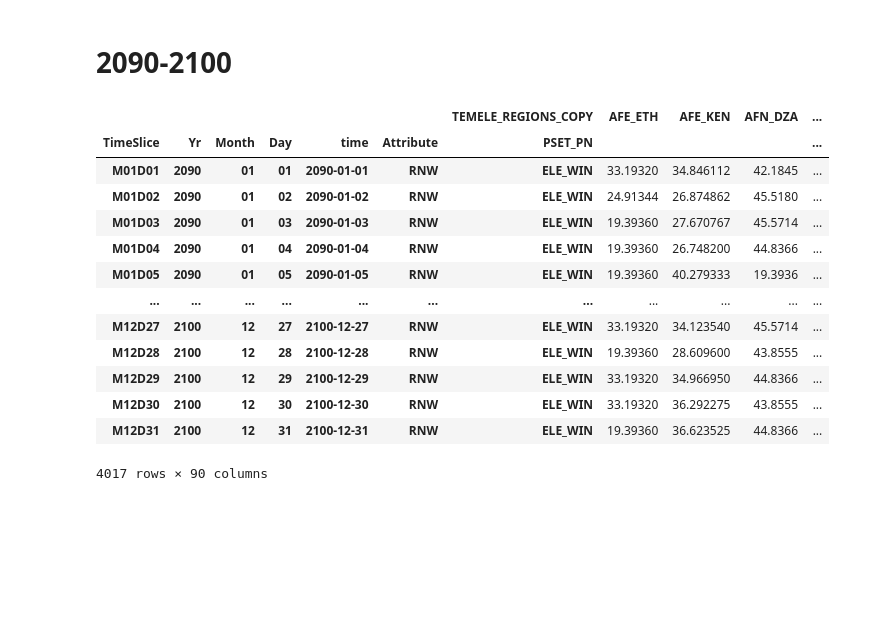
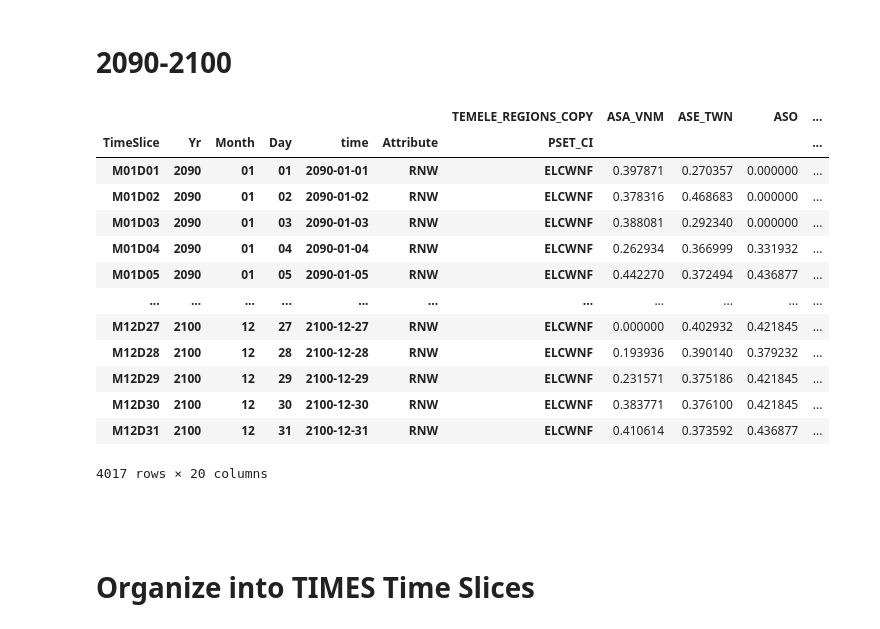
Before and after one commit to esma-cu/DATA_WIND_CF, a Jupyter notebook: Wind_Organize_CF.ipynb, the cells around one changed output. Drawn from its saved outputs; the diff is of its cells as text; code cells hidden in the pictures; blank space fills up the shorter version.

```diff
--- a/Wind_Organize_CF.ipynb
+++ b/Wind_Organize_CF.ipynb
@@ -254,7 +249,7 @@ SSP126_2090_2100_tt.to_csv('SSP126_2090_2100_test.csv')
 Organize in the Format that is compliant with TIMES/VEDA 2.0 --> Only Run the Block associated with the proper SSP
 # %%
 # dask open csv
-#SSP126_2015_2039_tt = dd.read_csv('SSP126_2015_2039_test.csv', assume_missing=True)
-#SSP126_2040_2064_tt = dd.read_csv('SSP126_2040_2064_test.csv', assume_missing=True)
-#SSP126_2065_2089_tt = dd.read_csv('SSP126_2065_2089_test.csv', assume_missing=True)
-SSP126_2090_2100_tt = dd.read_csv('SSP126_2090_2100_test.csv', assume_missing=True)
+SSP126_2015_2039_tt = dd.read_csv('SSP126_2015_2039_offshore_global.csv', assume_missing=True)
+SSP126_2040_2064_tt = dd.read_csv('SSP126_2040_2064_offshore_global.csv', assume_missing=True)
+SSP126_2065_2089_tt = dd.read_csv('SSP126_2065_2089_offshore_global.csv', assume_missing=True)
+SSP126_2090_2100_tt = dd.read_csv('SSP126_2090_2100_offshore_global.csv', assume_missing=True)
@@ -377,41 +397,41 @@ SSP126_2065_2089_tt.to_csv('SSP126_2065_2089_TIMES.csv')
 # %%
 #   SSP 126 2090-2100
 #create a new column called 'Month' that is the month of the 'time' column
 SSP126_2090_2100_tt['Month'] = SSP126_2090_2100_tt['time'].astype(str).str[5:7]
 #create a new column called 'Day' that is the day of the 'time' column
 SSP126_2090_2100_tt['Day'] = SSP126_2090_2100_tt['time'].astype(str).str[8:10]
 #create a new column called 'TimeSlice' that is 'M' + Month + 'D' + Day
 SSP126_2090_2100_tt['TimeSlice'] = 'M' + SSP126_2090_2100_tt['Month'] + 'D' + SSP126_2090_2100_tt['Day']
 # add a new column called 'Attribute' that is entirely full of 'RNW'
 SSP126_2090_2100_tt['Attribute'] = 'RNW'
 # add a new column called 'Yr' that is the year of the 'time' column
 SSP126_2090_2100_tt['Yr'] = SSP126_2090_2100_tt['time'].astype(str).str[:4]
 # add a new column called 'PSET_CI' that is 'ELCWNO' for onshore or 'ELCWNF' for offshore
-SSP126_2090_2100_tt['PSET_CI'] = 'ELCWNO'
+SSP126_2090_2100_tt['PSET_CI'] = 'ELCWNF'
 
-SSP126_2090_2100_tt= SSP126_2090_2100_tt.groupby(['State/Province', 'time']).first().compute()
+SSP126_2090_2100_tt= SSP126_2090_2100_tt.groupby(['TEMELE_REGIONS_COPY', 'time']).first().compute()
 #pivot the table so that TEMELE_REGIONS_COPY are the columns, TimeSlice are the rows, and the values are the CP
-SSP126_2090_2100_tt = SSP126_2090_2100_tt.pivot_table(index=['TimeSlice', 'Yr', 'Month', 'Day', 'time', 'Attribute', 'PSET_PN'], columns='State/Province', values='CP', aggfunc='first')
+SSP126_2090_2100_tt = SSP126_2090_2100_tt.pivot_table(index=['TimeSlice', 'Yr', 'Month', 'Day', 'time', 'Attribute', 'PSET_CI'], columns='TEMELE_REGIONS_COPY', values='CP', aggfunc='first')
 #replace all NaN values with 0
 SSP126_2090_2100_tt = SSP126_2090_2100_tt.fillna(0)
 
 #sort by the 'Yr' column
 SSP126_2090_2100_tt = SSP126_2090_2100_tt.sort_values(by=['time'])
 SSP126_2090_2100_tt
 # %% [output]
-|  |  |  |  |  |  | TEMELE_REGIONS_COPY | AFE_ETH | AFE_KEN | AFN_DZA | ... |
-| TimeSlice | Yr | Month | Day | time | Attribute | PSET_PN |  |  |  | ... |
-| M01D01 | 2090 | 01 | 01 | 2090-01-01 | RNW | ELE_WIN | 33.19320 | 34.846112 | 42.1845 | ... |
-| M01D02 | 2090 | 01 | 02 | 2090-01-02 | RNW | ELE_WIN | 24.91344 | 26.874862 | 45.5180 | ... |
-| M01D03 | 2090 | 01 | 03 | 2090-01-03 | RNW | ELE_WIN | 19.39360 | 27.670767 | 45.5714 | ... |
-| M01D04 | 2090 | 01 | 04 | 2090-01-04 | RNW | ELE_WIN | 19.39360 | 26.748200 | 44.8366 | ... |
-| M01D05 | 2090 | 01 | 05 | 2090-01-05 | RNW | ELE_WIN | 19.39360 | 40.279333 | 19.3936 | ... |
+|  |  |  |  |  |  | TEMELE_REGIONS_COPY | ASA_VNM | ASE_TWN | ASO | ... |
+| TimeSlice | Yr | Month | Day | time | Attribute | PSET_CI |  |  |  | ... |
+| M01D01 | 2090 | 01 | 01 | 2090-01-01 | RNW | ELCWNF | 0.397871 | 0.270357 | 0.000000 | ... |
+| M01D02 | 2090 | 01 | 02 | 2090-01-02 | RNW | ELCWNF | 0.378316 | 0.468683 | 0.000000 | ... |
+| M01D03 | 2090 | 01 | 03 | 2090-01-03 | RNW | ELCWNF | 0.388081 | 0.292340 | 0.000000 | ... |
+| M01D04 | 2090 | 01 | 04 | 2090-01-04 | RNW | ELCWNF | 0.262934 | 0.366999 | 0.331932 | ... |
+| M01D05 | 2090 | 01 | 05 | 2090-01-05 | RNW | ELCWNF | 0.442270 | 0.372494 | 0.436877 | ... |
 | ... | ... | ... | ... | ... | ... | ... | ... | ... | ... | ... |
-| M12D27 | 2100 | 12 | 27 | 2100-12-27 | RNW | ELE_WIN | 33.19320 | 34.123540 | 45.5714 | ... |
-| M12D28 | 2100 | 12 | 28 | 2100-12-28 | RNW | ELE_WIN | 19.39360 | 28.609600 | 43.8555 | ... |
-| M12D29 | 2100 | 12 | 29 | 2100-12-29 | RNW | ELE_WIN | 33.19320 | 34.966950 | 44.8366 | ... |
-| M12D30 | 2100 | 12 | 30 | 2100-12-30 | RNW | ELE_WIN | 33.19320 | 36.292275 | 43.8555 | ... |
-| M12D31 | 2100 | 12 | 31 | 2100-12-31 | RNW | ELE_WIN | 19.39360 | 36.623525 | 44.8366 | ... |
+| M12D27 | 2100 | 12 | 27 | 2100-12-27 | RNW | ELCWNF | 0.000000 | 0.402932 | 0.421845 | ... |
+| M12D28 | 2100 | 12 | 28 | 2100-12-28 | RNW | ELCWNF | 0.193936 | 0.390140 | 0.379232 | ... |
+| M12D29 | 2100 | 12 | 29 | 2100-12-29 | RNW | ELCWNF | 0.231571 | 0.375186 | 0.421845 | ... |
+| M12D30 | 2100 | 12 | 30 | 2100-12-30 | RNW | ELCWNF | 0.383771 | 0.376100 | 0.421845 | ... |
+| M12D31 | 2100 | 12 | 31 | 2100-12-31 | RNW | ELCWNF | 0.410614 | 0.373592 | 0.436877 | ... |
-4017 rows × 90 columns
+4017 rows × 20 columns
 # %%
 #export to csv
@@ -426,0 +441,2 @@ SSP126_TIMES = dd.concat([SSP126_TIMES, dd.read_csv('SSP126_2090_2100_TIMES.csv'
+# %% [markdown]
+# Organize into TIMES Time Slices
```
Also changed, not shown: parts of 43 cells of this notebook.
